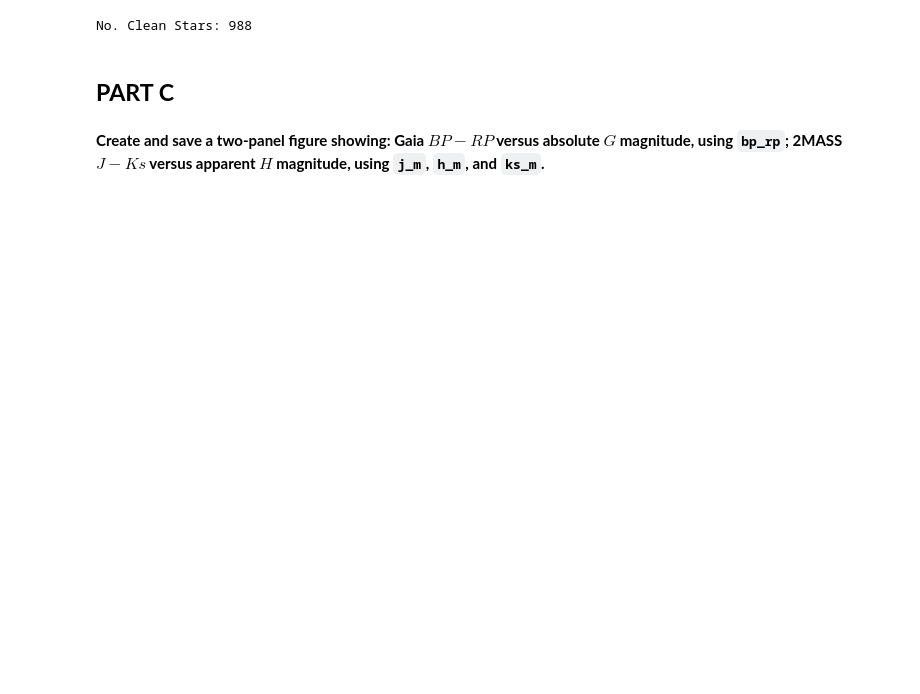
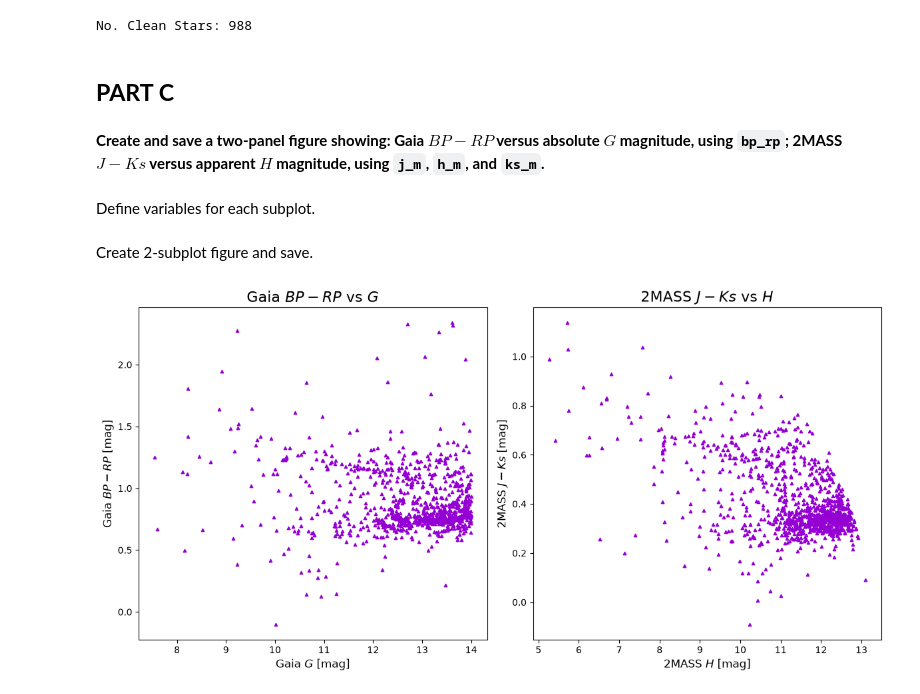
Before and after one commit to ljiainspriggs/ASTR4004-Problem-Set-2, a Jupyter notebook: 2.ipynb, the cells around one changed output. Cells and saved outputs as stored; diff of their text form; code cells hidden in the pictures; blank space fills up the shorter version.

```diff
--- a/2.ipynb
+++ b/2.ipynb
@@ -122,3 +125,35 @@ No. Clean Stars: 988
 ## **PART C**
 # %% [markdown]
 **Create and save a two-panel figure showing: Gaia $BP-RP$ versus absolute $G$ magnitude, using `bp_rp`; 2MASS $J-Ks$ versus apparent $H$ magnitude, using `j_m`, `h_m`, and `ks_m`.**
+# %% [markdown]
+Define variables for each subplot.
+# %%
+y_g3 = clean_data["bp_rp"] # gaia subplot y-axis (BP-RP)
+x_g3 = clean_data["phot_g_mean_mag"] # gaia x-axis (G)
+y_tm = clean_data["j_m"] - clean_data["ks_m"] # 2mass y (J-Ks)
+x_tm = clean_data["h_m"] # 2mass x (H)
+# %% [markdown]
+Create 2-subplot figure and save.
+# %%
+# define figure with two horizontally-stacked subplots
+fig, axs = plt.subplots(1, 2, figsize=(12,6), sharex=False, sharey=False)
+
+# gaia (left) panel
+ax = axs[0]
+ax.scatter(x_g3, y_g3, c="DarkViolet", marker="^", s=10)
+ax.set_title(r"Gaia $BP-RP$ vs $G$", fontsize=16) # panel title
+ax.set_xlabel(r"Gaia $G$ [mag]", fontsize=12) # x axis label
+ax.set_ylabel(r"Gaia $BP-RP$ [mag]", fontsize=12) # y label
+
+# 2mass (right) panel
+ax = axs[1]
+ax.scatter(x_tm, y_tm, c="DarkViolet", marker="^", s=10)
+ax.set_title(r"2MASS $J-Ks$ vs $H$", fontsize=16)
+ax.set_xlabel(r"2MASS $H$ [mag]", fontsize=12)
+ax.set_ylabel(r"2MASS $J-Ks$ [mag]", fontsize=12)
+
+plt.tight_layout() # minimise whitespace around/between panels
+plt.savefig("figures/q2c_g3_v_tm.png", dpi=200) # save to figures/
+plt.show() # display figure
+# %% [output]
+[figure, added]
```
Also changed, not shown: parts of 4 cells of this notebook, 1 other file.
